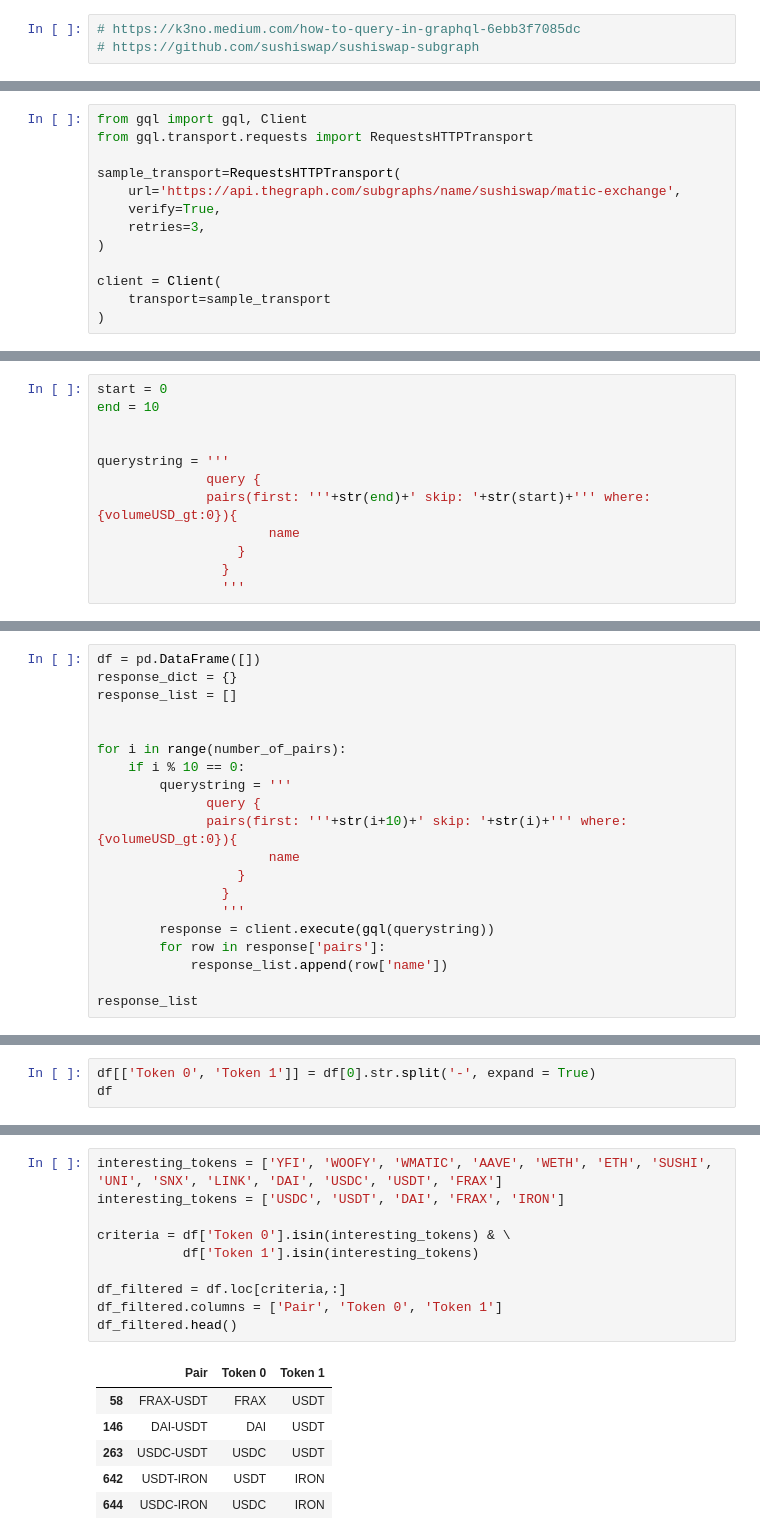
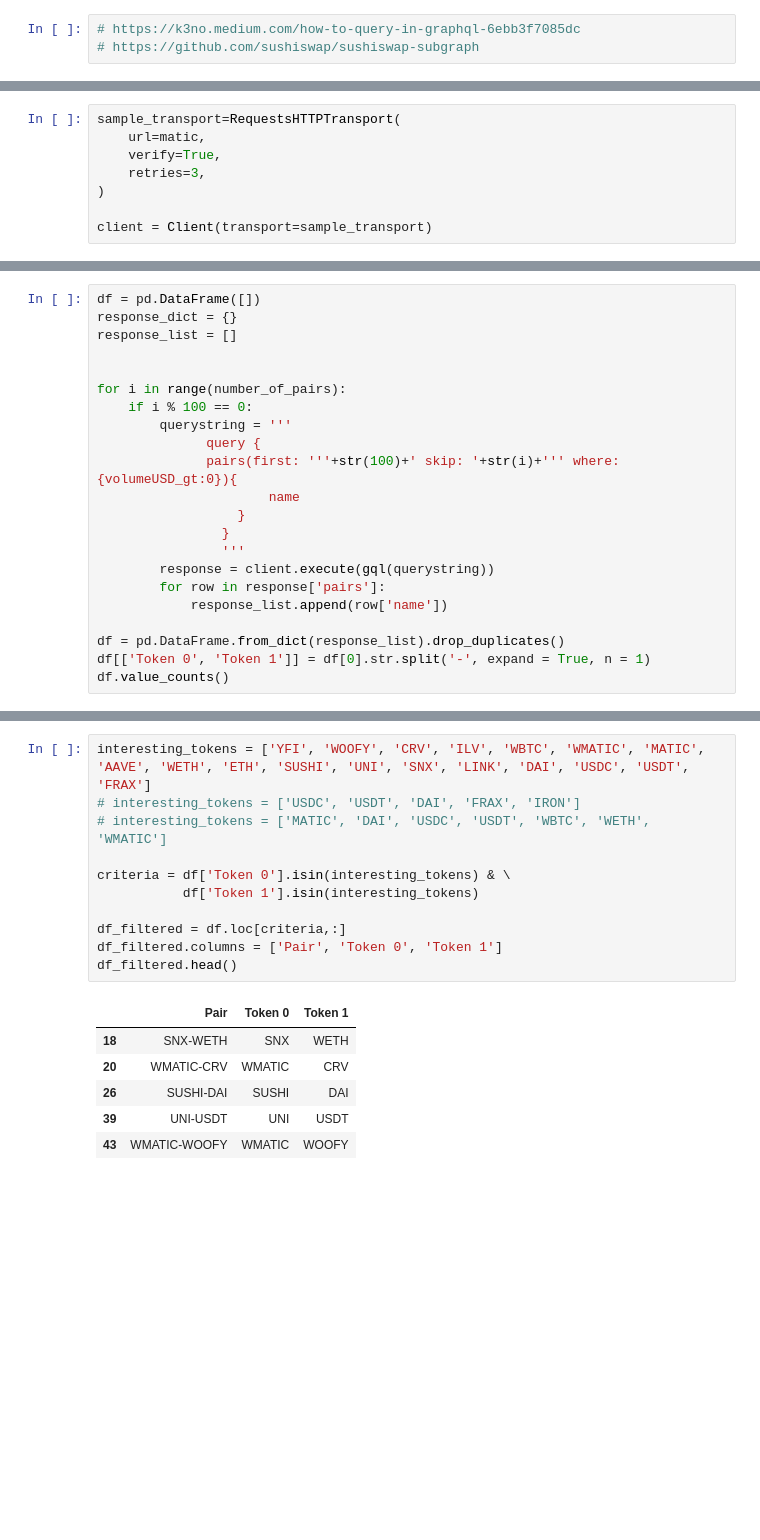
Before and after one commit to ovu-github/sushi-graphql, a Jupyter notebook: Query graph protocol Sushi.ipynb, the cells around one changed output, grey strips where cells are left out. Drawn from its saved outputs; the diff is of its cells as text; blank space fills up the shorter version.

```diff
--- a/Query graph protocol Sushi.ipynb
+++ b/Query graph protocol Sushi.ipynb
@@ -4,16 +14,11 @@
 # %%
-from gql import gql, Client
-from gql.transport.requests import RequestsHTTPTransport
-
 sample_transport=RequestsHTTPTransport(
-    url='https://api.thegraph.com/subgraphs/name/sushiswap/matic-exchange',
+    url=matic,
     verify=True,
     retries=3,
 )
 
-client = Client(
-    transport=sample_transport
-)
+client = Client(transport=sample_transport)
 # %%
 query = gql('''
 query {
@@ -36,12 +35,0 @@ number_of_pairs
-# %%
-start = 0
-end = 10
-
-
-querystring = '''
-              query {
-              pairs(first: '''+str(end)+' skip: '+str(start)+''' where: {volumeUSD_gt:0}){
-                      name
-                  }
-                }
-                '''
@@ -65,10 +40,10 @@ response_list = []
 
 
 for i in range(number_of_pairs):
-    if i % 10 == 0:
+    if i % 100 == 0:
         querystring = '''
               query {
-              pairs(first: '''+str(i+10)+' skip: '+str(i)+''' where: {volumeUSD_gt:0}){
+              pairs(first: '''+str(100)+' skip: '+str(i)+''' where: {volumeUSD_gt:0}){
                       name
                   }
                 }
@@ -77,5 +52,7 @@ for i in range(number_of_pairs):
         for row in response['pairs']:
             response_list.append(row['name'])
 
-response_list
+df = pd.DataFrame.from_dict(response_list).drop_duplicates()
+df[['Token 0', 'Token 1']] = df[0].str.split('-', expand = True, n = 1)
+df.value_counts()
 # %% [output]
@@ -115,3 +71,0 @@ Length: 375, dtype: int64
-# %%
-df[['Token 0', 'Token 1']] = df[0].str.split('-', expand = True)
-df
@@ -132,20 +72,21 @@ df
 # %%
-interesting_tokens = ['YFI', 'WOOFY', 'WMATIC', 'AAVE', 'WETH', 'ETH', 'SUSHI', 'UNI', 'SNX', 'LINK', 'DAI', 'USDC', 'USDT', 'FRAX']
-interesting_tokens = ['USDC', 'USDT', 'DAI', 'FRAX', 'IRON']
+interesting_tokens = ['YFI', 'WOOFY', 'CRV', 'ILV', 'WBTC', 'WMATIC', 'MATIC', 'AAVE', 'WETH', 'ETH', 'SUSHI', 'UNI', 'SNX', 'LINK', 'DAI', 'USDC', 'USDT', 'FRAX']
+# interesting_tokens = ['USDC', 'USDT', 'DAI', 'FRAX', 'IRON']
+# interesting_tokens = ['MATIC', 'DAI', 'USDC', 'USDT', 'WBTC', 'WETH', 'WMATIC']
 
 criteria = df['Token 0'].isin(interesting_tokens) & \
            df['Token 1'].isin(interesting_tokens)
 
 df_filtered = df.loc[criteria,:]
 df_filtered.columns = ['Pair', 'Token 0', 'Token 1']
 df_filtered.head()
 # %% [output]
 |  | Pair | Token 0 | Token 1 |
-| 58 | FRAX-USDT | FRAX | USDT |
-| 146 | DAI-USDT | DAI | USDT |
-| 263 | USDC-USDT | USDC | USDT |
-| 642 | USDT-IRON | USDT | IRON |
-| 644 | USDC-IRON | USDC | IRON |
+| 18 | SNX-WETH | SNX | WETH |
+| 20 | WMATIC-CRV | WMATIC | CRV |
+| 26 | SUSHI-DAI | SUSHI | DAI |
+| 39 | UNI-USDT | UNI | USDT |
+| 43 | WMATIC-WOOFY | WMATIC | WOOFY |
 # %%
 # make a list of strings with double quotes
 
```
Also changed, not shown: parts of 19 cells of this notebook.
